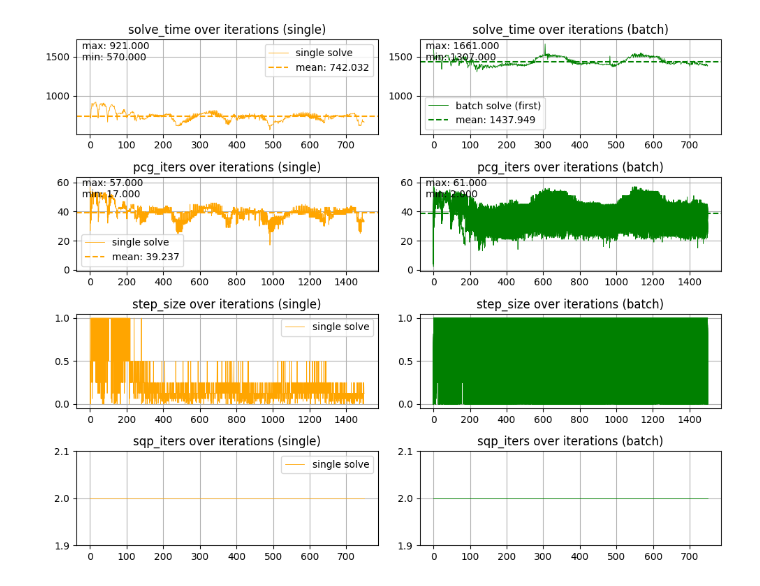
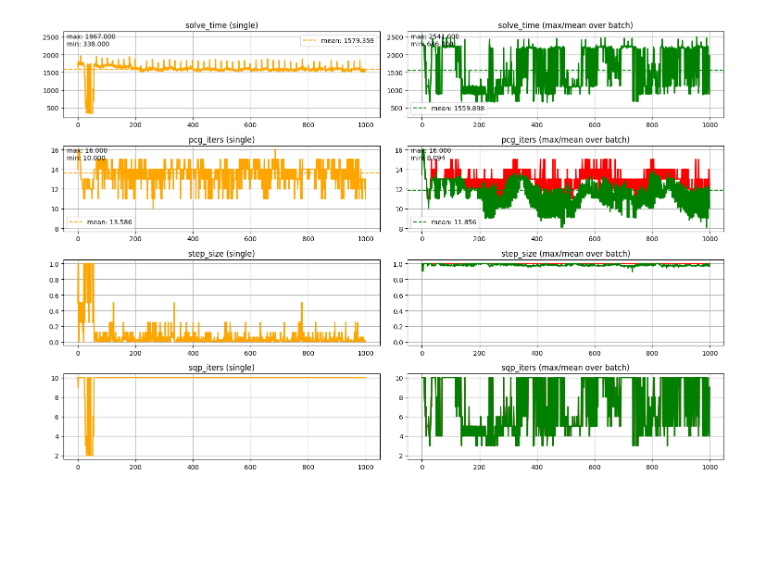
Before and after one commit to A2R-Lab/indy7-mpc, a Jupyter notebook: notebooks/gato_fig8_tracking.ipynb, the cells around one changed output. Cells and saved outputs as stored; diff of their text form; code cells hidden in the pictures; blank space fills up the shorter version.

```diff
--- a/notebooks/gato_fig8_tracking.ipynb
+++ b/notebooks/gato_fig8_tracking.ipynb
@@ -318,4 +315,4 @@ xstart = np.hstack((np.array([0.0, 0.0, 0.0, 0.0, 0.0, 0.0]), np.zeros(controlle
 # %%
-q_trajectory, mpc_stats = controller.run_mpc_fig8(xstart, fig_8_traj, 0.02, 15)
-q_trajectory_sample, mpc_stats_sample = controller_sample.run_mpc_fig8(xstart, fig_8_traj, 0.02, 15)
+q_trajectory, mpc_stats = mpc.run_mpc_fig8(xstart, fig_8_traj, sim_dt=0.01, sim_time=10)
+q_trajectory_batch, mpc_stats_batch = mpc_batch.run_mpc_fig8(xstart, fig_8_traj, sim_dt=0.01, sim_time=10)
 # %% [output]
@@ -359,73 +356,84 @@ plt.show()
 # %%
-stats = controller.solver.get_stats()
-batch_stats = controller_sample.solver.get_stats()
+stats = mpc.solver.get_stats()
+batch_stats = mpc_batch.solver.get_stats()
 
 import matplotlib.pyplot as plt
 
-fig, axs = plt.subplots(len(stats), 2, figsize=(10, 2*len(stats)))
+fig, axs = plt.subplots(len(stats), 2, figsize=(15, 2.5*len(stats)))
 if len(stats) == 1:
     axs = [axs]
+
+step_size_values = None
+batch_step_size_values = None
 
 for i, (key, data) in enumerate(stats.items()):
     ax = axs[i][0]  # Use first column
     ax2 = axs[i][1]  # Use second column
     if isinstance(data, dict) and 'values' in data:
         values = np.array(data['values'][1:])
         batch_values = np.array(batch_stats[key]['values'][1:])
+        values = np.maximum(values, 0.0)  # Replace negative values with 0.0
+        batch_values = np.maximum(batch_values, 0.0)
+
+        if key == 'sqp_iters' or key == 'pcg_iters':
+            max_batch = np.max(batch_values, axis=1)
+            batch_values = np.mean(batch_values, axis=1)
+            ax2.plot(range(len(max_batch)), max_batch, label='', linewidth=2.0, color='r')
+
         if key == 'step_size':
-            values = np.maximum(values, 0.0)  # Replace negative values with 0.0
-            batch_values = np.maximum(batch_values, 0.0)
+            ax2.plot(range(len(np.max(batch_values, axis=1))), np.max(batch_values, axis=1), label='', linewidth=2.0, color='r')
+            batch_values = np.mean(batch_values, axis=1)
+            step_size_values = values
+            batch_step_size_values = batch_values
 
-        # Get combined min/max for consistent y-axis scaling
+        ax2.plot(range(len(batch_values)), batch_values, label='', linewidth=2.0, color='g')
+        ax.plot(range(len(values)), values, label='', linewidth=2.0, color='orange')
+        ax.set_title(f'{key} (single)')
+        ax2.set_title(f'{key} (max/mean over batch)')
+
         y_min = min(np.min(values), np.min(batch_values))
         y_max = max(np.max(values), np.max(batch_values))
         y_range = y_max - y_min
         y_min -= 0.05 * y_range  # Add 5% padding
         y_max += 0.05 * y_range
-
-        ax.plot(range(len(values)), values, label='single solve', linewidth=0.6, color='orange')
-        ax2.plot(range(len(batch_values)), batch_values, label='batch solve (first)', linewidth=0.6, color='g')
-        ax.set_title(f'{key} over iterations (single)')
-        ax2.set_title(f'{key} over iterations (batch)')
-
-        # Set same y-axis limits
         ax.set_ylim(y_min, y_max)
         ax2.set_ylim(y_min, y_max)
+
 
         if key == 'solve_time' or key == 'pcg_iters':
             ax.axhline(np.mean(values), color='orange', linestyle='--', label=f'mean: {np.mean(values):.3f}')
             ax2.axhline(np.mean(batch_values), color='g', linestyle='--', label=f'mean: {np.mean(batch_values):.3f}')
-            ax.text(0.02, 0.98, f'max: {np.max(values):.3f}\nmin: {np.min(values):.3f}',
+            ax.text(0.01, 0.98, f'max: {np.max(values):.3f}\nmin: {np.min(values):.3f}',
                    transform=ax.transAxes, verticalalignment='top')
-            ax2.text(0.02, 0.98, f'max: {np.max(batch_values):.3f}\nmin: {np.min(batch_values):.3f}',
+            ax2.text(0.01, 0.98, f'max: {np.max(batch_values):.3f}\nmin: {np.min(batch_values):.3f}',
                     transform=ax2.transAxes, verticalalignment='top')
-    else:
-        values = np.array(data[1:])
-        batch_values = np.array(batch_stats[key][1:])
-
-        # Get combined min/max for consistent y-axis scaling
-        y_min = min(np.min(values), np.min(batch_values))
-        y_max = max(np.max(values), np.max(batch_values))
-        y_range = y_max - y_min
-        y_min -= 0.05 * y_range  # Add 5% padding
-        y_max += 0.05 * y_range
-
-        ax.plot(range(len(values)), values, label='single')
-        ax2.plot(range(len(batch_values)), batch_values, label='batch')
-        ax.set_title(f'{key} (single)')
-        ax2.set_title(f'{key} (batch)')
-
-        # Set same y-axis limits
-        ax.set_ylim(y_min, y_max)
-        ax2.set_ylim(y_min, y_max)
-
     ax.grid(True)
     ax2.grid(True)
-    ax.legend()
-    if i == 0:  # Only show legend for first subplot
+
+    if i <= 1:  # Only show legend for first subplot
+        ax.legend()
         ax2.legend()
 
 plt.tight_layout()
 plt.show()
+
+# Plot histogram of step sizes (single solve only)
+if step_size_values is not None:
+    plt.figure(figsize=(8, 4))
+    bins = np.linspace(np.min(step_size_values), np.max(step_size_values), 30)
+    plt.hist(step_size_values, bins=bins, alpha=0.7,
+             label='single', color='orange')
+    plt.hist(batch_step_size_values, bins=bins, alpha=0.7,
+             label='batch (average)', color='g')
+
+    plt.yscale('log')  # Use logarithmic scale for y-axis
+
+    plt.xlabel('Step Size')
+    plt.ylabel('Frequency')
+    plt.title('Step Size Histogram')
+    plt.legend()
+    plt.grid(True)
+    plt.tight_layout()
+    plt.show()
 # %% [output]
-[figure, old version]
+[figure, new version]
```
Also changed, not shown: parts of 10 cells of this notebook, 16 other files.
